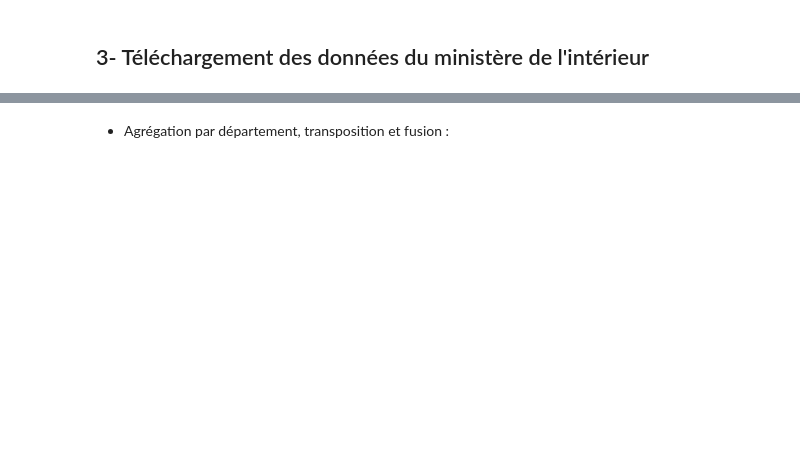
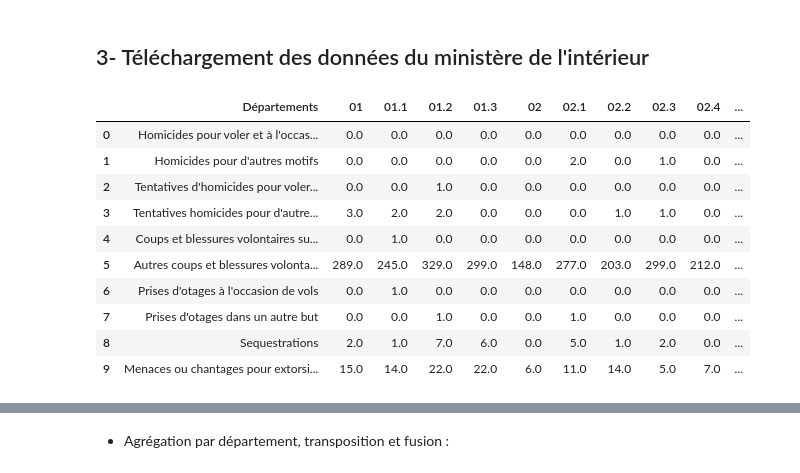
Before and after one commit to cthiounn/python-datascience-ENSAE-2A, a Jupyter notebook: Etude départementale/1_Recup_donnees.ipynb, the cells around one changed output, grey strips where cells are left out. Drawn from its saved outputs; the diff is of its cells as text; code cells hidden in the pictures; blank space fills up the shorter version.

Commit message:
Agrégation des données de base par département

```diff
--- a/Etude départementale/1_Recup_donnees.ipynb
+++ b/Etude départementale/1_Recup_donnees.ipynb
@@ -85,2 +116,5 @@ donnees_sirene_fr.sample(10)
 # %% [markdown]
 * les données de Sirene.fr sont des données d'entreprises France entière. Pour l'étude, le nombre d'établissement par département est considéré :
+# %%
+pd.set_option('display.max_columns', None)
+donnees_sirene_fr.sample(10)
@@ -91,6 +156,23 @@ donnees_sirene_fr.sample(10)
 # %%
 #Téléchargement des données de crimes et délits rapportés déclarés auprès des commissariats
 url_datagouv_min_interieur="https://www.data.gouv.fr/fr/datasets/r/d792092f-b1f7-4180-a367-d043200c1520"
 
 donnees_police_nationale_2018=pd.read_excel(url_datagouv_min_interieur, sheet_name='Services PN 2018', skiprows=[1,2])
 donnees_gendarmerie_nationale_2018=pd.read_excel(url_datagouv_min_interieur, sheet_name='Services GN 2018', skiprows=[1,2])
+
+del donnees_police_nationale_2018[donnees_police_nationale_2018.columns[0]]
+del donnees_gendarmerie_nationale_2018[donnees_gendarmerie_nationale_2018.columns[0]]
+donnees_police_nationale_2018.head(10)
+donnees_gendarmerie_nationale_2018.head(10)
+# %% [output]
+|  | Départements | 01 | 01.1 | 01.2 | 01.3 | 02 | 02.1 | 02.2 | 02.3 | 02.4 | ... |
+| 0 | Homicides pour voler et à l'occas... | 0.0 | 0.0 | 0.0 | 0.0 | 0.0 | 0.0 | 0.0 | 0.0 | 0.0 | ... |
+| 1 | Homicides pour d'autres motifs | 0.0 | 0.0 | 0.0 | 0.0 | 0.0 | 2.0 | 0.0 | 1.0 | 0.0 | ... |
+| 2 | Tentatives d'homicides pour voler... | 0.0 | 0.0 | 1.0 | 0.0 | 0.0 | 0.0 | 0.0 | 0.0 | 0.0 | ... |
+| 3 | Tentatives homicides pour d'autre... | 3.0 | 2.0 | 2.0 | 0.0 | 0.0 | 0.0 | 1.0 | 1.0 | 0.0 | ... |
+| 4 | Coups et blessures volontaires su... | 0.0 | 1.0 | 0.0 | 0.0 | 0.0 | 0.0 | 0.0 | 0.0 | 0.0 | ... |
+| 5 | Autres coups et blessures volonta... | 289.0 | 245.0 | 329.0 | 299.0 | 148.0 | 277.0 | 203.0 | 299.0 | 212.0 | ... |
+| 6 | Prises d'otages à l'occasion de vols | 0.0 | 1.0 | 0.0 | 0.0 | 0.0 | 0.0 | 0.0 | 0.0 | 0.0 | ... |
+| 7 | Prises d'otages dans un autre but | 0.0 | 0.0 | 1.0 | 0.0 | 0.0 | 1.0 | 0.0 | 0.0 | 0.0 | ... |
+| 8 | Sequestrations | 2.0 | 1.0 | 7.0 | 6.0 | 0.0 | 5.0 | 1.0 | 2.0 | 0.0 | ... |
+| 9 | Menaces ou chantages pour extorsi... | 15.0 | 14.0 | 22.0 | 22.0 | 6.0 | 11.0 | 14.0 | 5.0 | 7.0 | ... |
```
Also changed, not shown: parts of 19 cells of this notebook.
